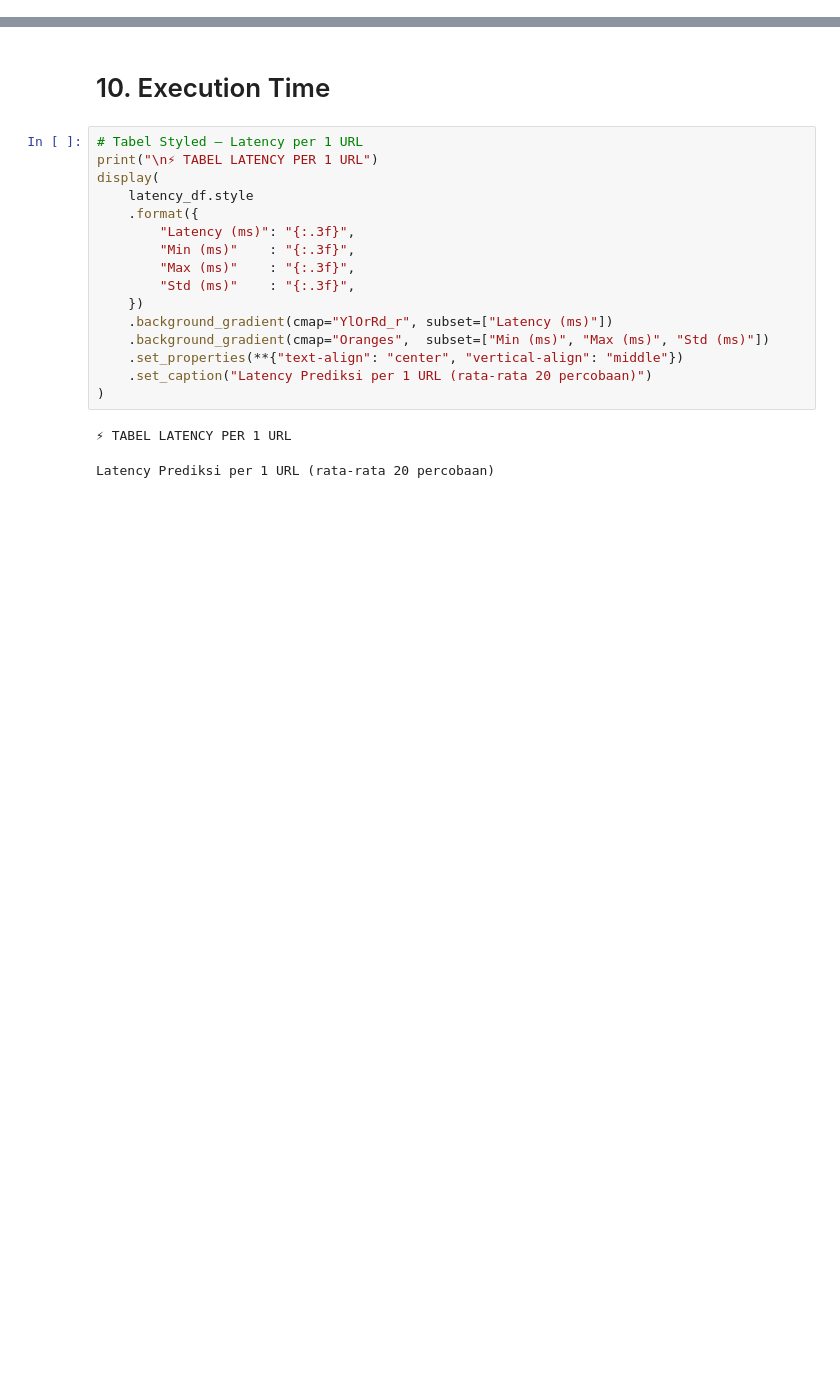
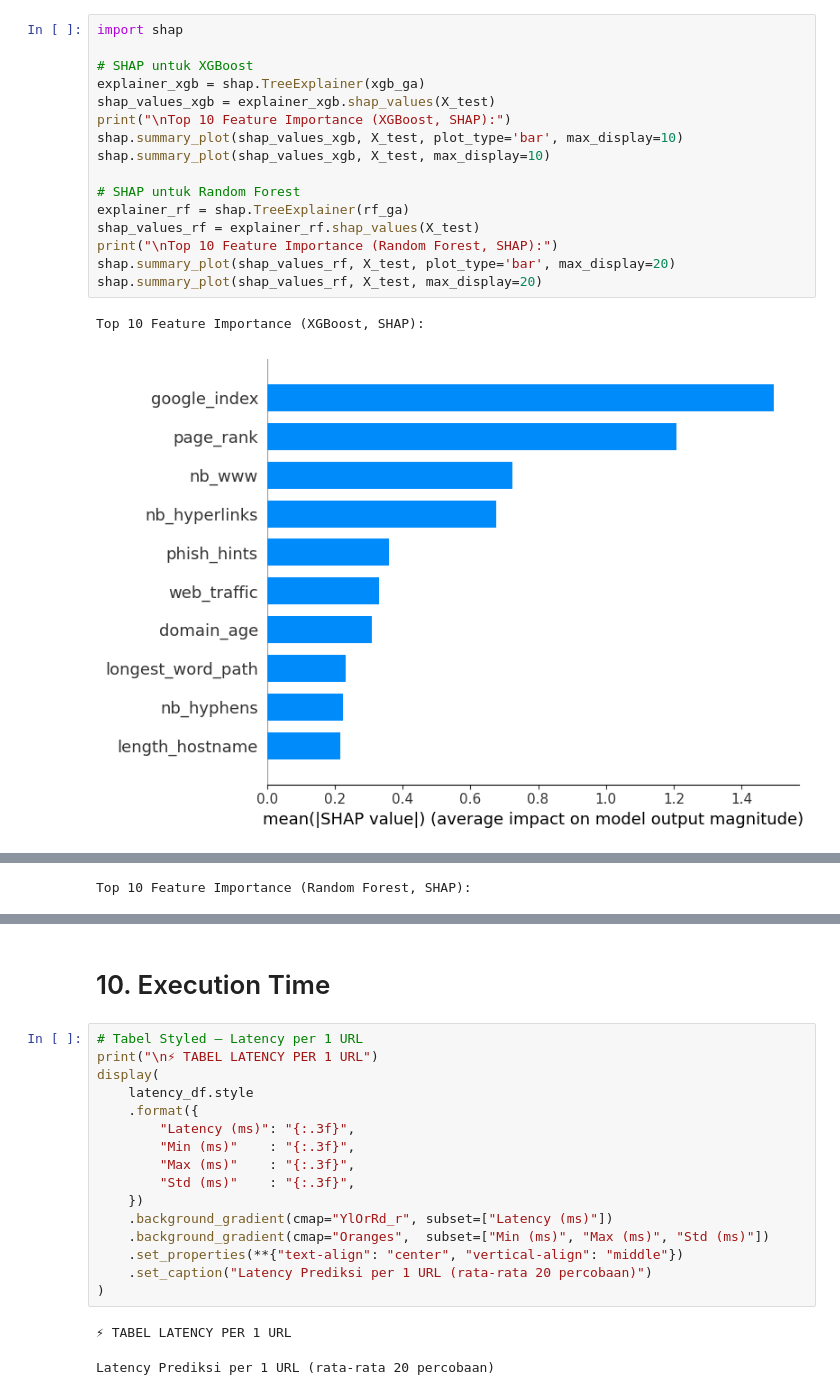
Before and after one commit to rubenmartogi/Phishing-Website-Detection-using-XGBoost-and-RFM, a Jupyter notebook: Phishing Website Detection_Models & Training.ipynb, the cells around one changed output, grey strips where cells are left out. Drawn from its saved outputs; the diff is of its cells as text; blank space fills up the shorter version.

```diff
--- a/Phishing Website Detection_Models & Training.ipynb
+++ b/Phishing Website Detection_Models & Training.ipynb
@@ -893,0 +907,19 @@ Batch Performance pada 2286 URL Data Test
+# %%
+import shap
+
+# SHAP untuk XGBoost
+explainer_xgb = shap.TreeExplainer(xgb_ga)
+shap_values_xgb = explainer_xgb.shap_values(X_test)
+print("\nTop 10 Feature Importance (XGBoost, SHAP):")
+shap.summary_plot(shap_values_xgb, X_test, plot_type='bar', max_display=10)
+shap.summary_plot(shap_values_xgb, X_test, max_display=10)
+
+# SHAP untuk Random Forest
+explainer_rf = shap.TreeExplainer(rf_ga)
+shap_values_rf = explainer_rf.shap_values(X_test)
+print("\nTop 10 Feature Importance (Random Forest, SHAP):")
+shap.summary_plot(shap_values_rf, X_test, plot_type='bar', max_display=20)
+shap.summary_plot(shap_values_rf, X_test, max_display=20)
+# %% [output]
+Top 10 Feature Importance (XGBoost, SHAP):
+[figure, added]
@@ -893,0 +927 @@ Batch Performance pada 2286 URL Data Test
+Top 10 Feature Importance (Random Forest, SHAP):
```
Also changed, not shown: parts of 38 cells of this notebook, 2 other files.
